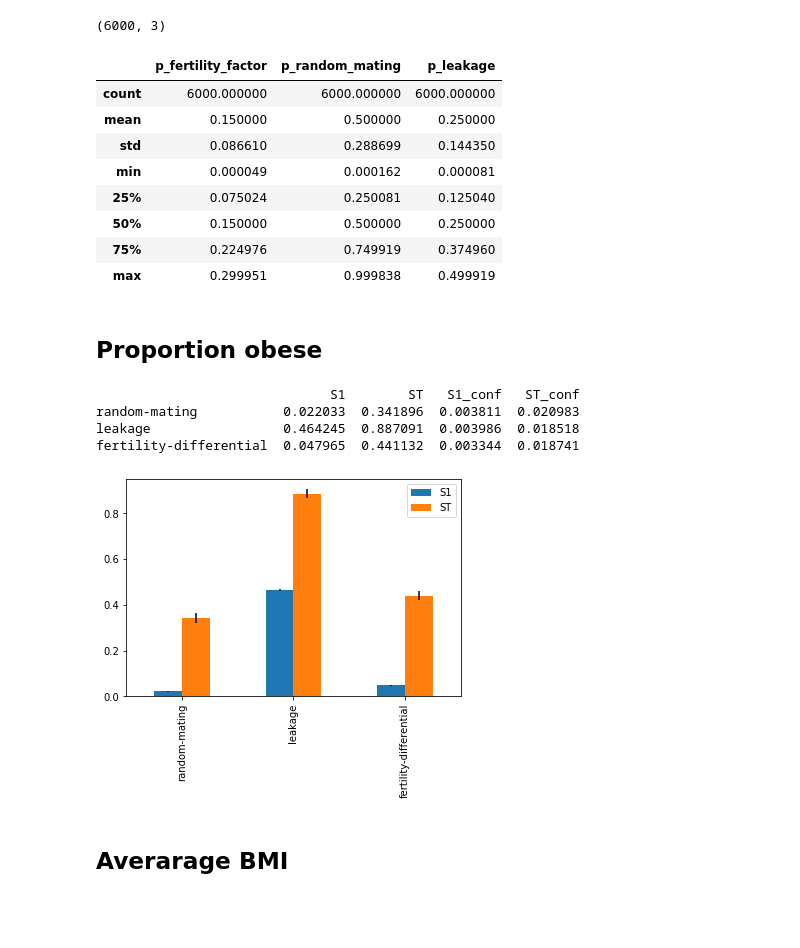
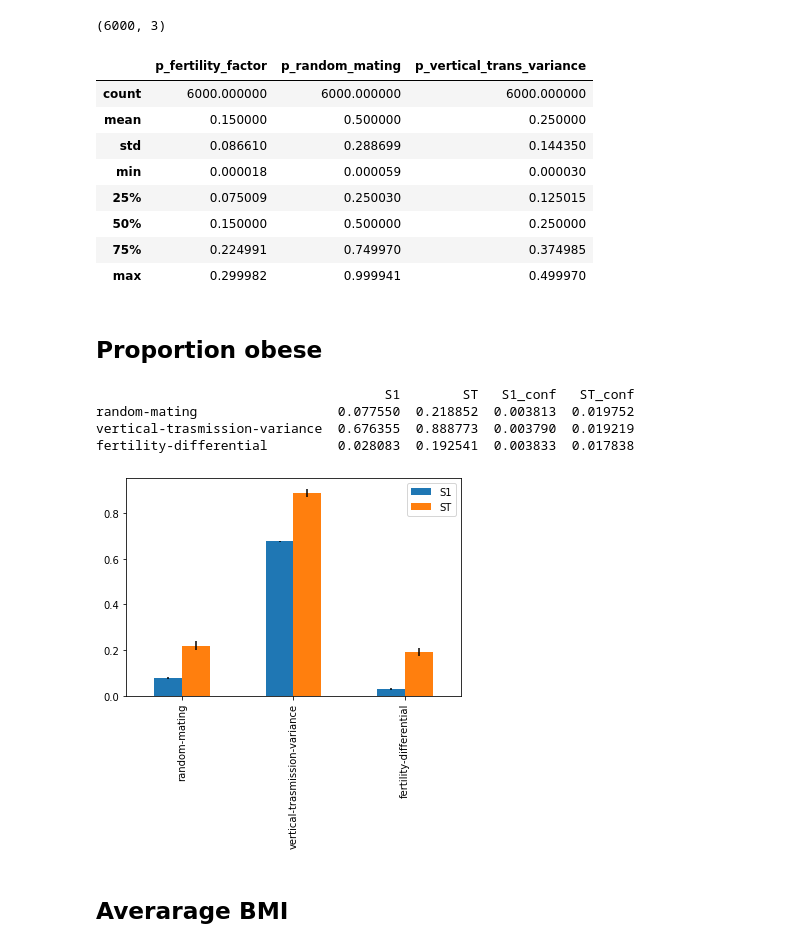
Before and after one commit to sdaza/obesity-dem-heritability, a Jupyter notebook: notebooks/sensitivity-efast-vertical-trans.ipynb, the cells around one changed output. Saved outputs shown, nothing was run; the diff lists cells and outputs as text; code cells hidden in the pictures; blank space fills up the shorter version.

```diff
--- a/notebooks/sensitivity-efast-vertical-trans.ipynb
+++ b/notebooks/sensitivity-efast-vertical-trans.ipynb
@@ -13,7 +13,7 @@ plots_path = "../output/plots/"
 # parameter dictionary
 problem = {
     'num_vars': 3,
-    'names': ['random-mating', 'leakage', 'fertility-differential'],
+    'names': ['random-mating', 'vertical-trasmission-variance', 'fertility-differential'],
     'bounds': [[0, 1.0],
                [0, 0.50],
                [0, 0.30]]
@@ -26,57 +26,57 @@ if (sample_parameters):
     t.columns = ['random-mating', 'leakage', 'fertility-differential']
     t.to_csv(model_path + "data/param-vt-efast.csv", index=False)
 else:
-    t = pd.read_csv(model_path + "data/param-vt-efast.csv")
+    t = pd.read_csv(model_path + "data/param-vt-efast-test.csv")
 t.shape
 # %% [output]
 (6000, 3)
 # %%
 # process results
-df = pd.read_csv(output_path + "results-vt-efast.csv", sep = ";")
+df = pd.read_csv(output_path + "results-vt-efast-test.csv", sep = ";")
 cols = df.bmi_category_prop.str.replace(r'\[|\]', '').str.split(",", n=4, expand=True)
 colnames = ['g'+str(i+1) for i in range(4)]
 cols.columns = colnames
 cols = cols[colnames].apply(pd.to_numeric)
 df = pd.concat([df, cols], axis=1, ignore_index=False)
-params = pd.read_csv(output_path + "param-vt-efast.csv", sep = ";")
+params = pd.read_csv(output_path + "param-vt-efast-test.csv", sep = ";")
 df = df.merge(params, on = ["iteration", "replicate"])
 df = df.sort_values(by=['iteration'])
 df = df.loc[df["iteration"] <= len(t),:]
 
 # select parameters
-vars = ['p_fertility_factor', 'p_random_mating', 'p_leakage']
+vars = ['p_fertility_factor', 'p_random_mating', 'p_vertical_trans_variance']
 X = df.loc[:,vars]
 # %%
 X.describe()
 # %% [output]
-|  | p_fertility_factor | p_random_mating | p_leakage |
+|  | p_fertility_factor | p_random_mating | p_vertical_trans_variance |
 | count | 6000.000000 | 6000.000000 | 6000.000000 |
 | mean | 0.150000 | 0.500000 | 0.250000 |
 | std | 0.086610 | 0.288699 | 0.144350 |
-| min | 0.000049 | 0.000162 | 0.000081 |
-| 25% | 0.075024 | 0.250081 | 0.125040 |
+| min | 0.000018 | 0.000059 | 0.000030 |
+| 25% | 0.075009 | 0.250030 | 0.125015 |
 | 50% | 0.150000 | 0.500000 | 0.250000 |
-| 75% | 0.224976 | 0.749919 | 0.374960 |
-| max | 0.299951 | 0.999838 | 0.499919 |
+| 75% | 0.224991 | 0.749970 | 0.374985 |
+| max | 0.299982 | 0.999941 | 0.499970 |
 # %% [markdown]
 ## Proportion obese
 # %%
 ef = Sensitivity(problem, df['g4'], X)
 ef.score('efast')
 ef.plot(save=True, filepath= plots_path + 'vt-efast-prop-obese.pdf',
     move=True, moving_path= '../manuscript/plots/')
-ef.plot3D(labels={'outcome':'obese', 'y':'random mating', 'x':'fertility', 'z':'leakage'})
+ef.plot3D(labels={'outcome':'obese', 'y':'random mating', 'x':'fertility', 'z':'vertical transmission'})
 
 sav = {
     'ef_obese_s1': ef.tabval('S1'),
     'ef_obese_st': ef.tabval('ST')
 }
 # %% [output]
-                              S1        ST   S1_conf   ST_conf
-random-mating           0.022033  0.341896  0.003811  0.020983
-leakage                 0.464245  0.887091  0.003986  0.018518
-fertility-differential  0.047965  0.441132  0.003344  0.018741
+                                     S1        ST   S1_conf   ST_conf
+random-mating                  0.077550  0.218852  0.003813  0.019752
+vertical-trasmission-variance  0.676355  0.888773  0.003790  0.019219
+fertility-differential         0.028083  0.192541  0.003833  0.017838
-[figure, old version]
+[figure, new version]
 # %% [markdown]
 ## Averarage BMI
 # %%
```
Also changed, not shown: parts of 2 cells of this notebook, 9 other files.
